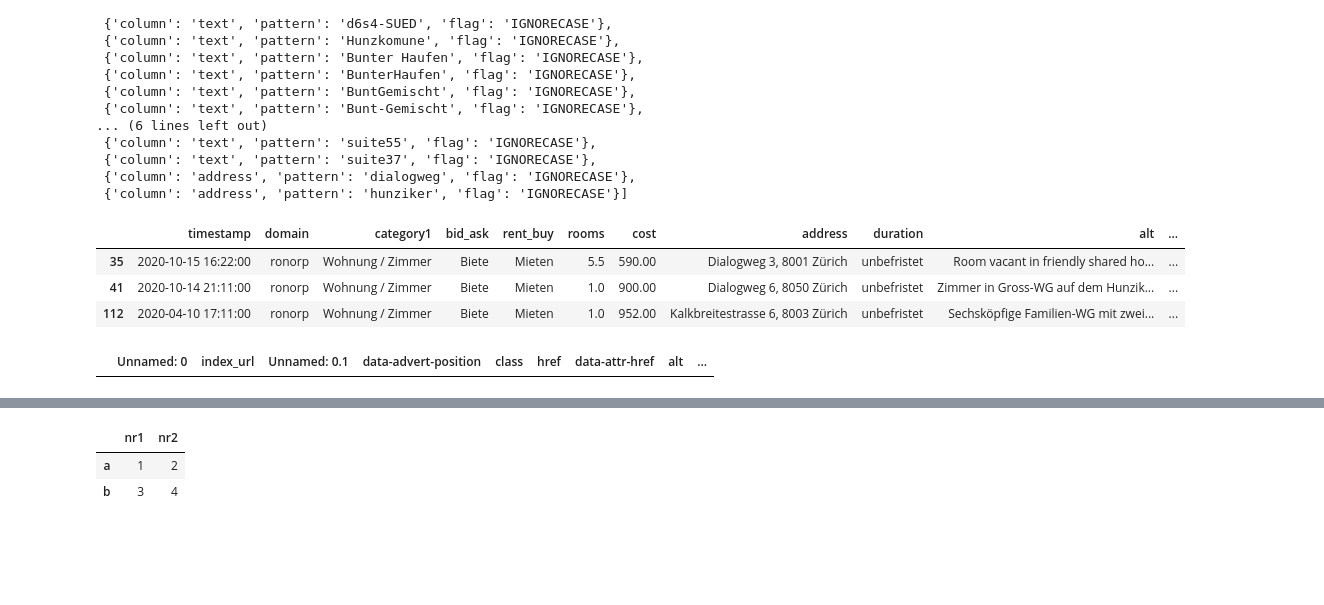
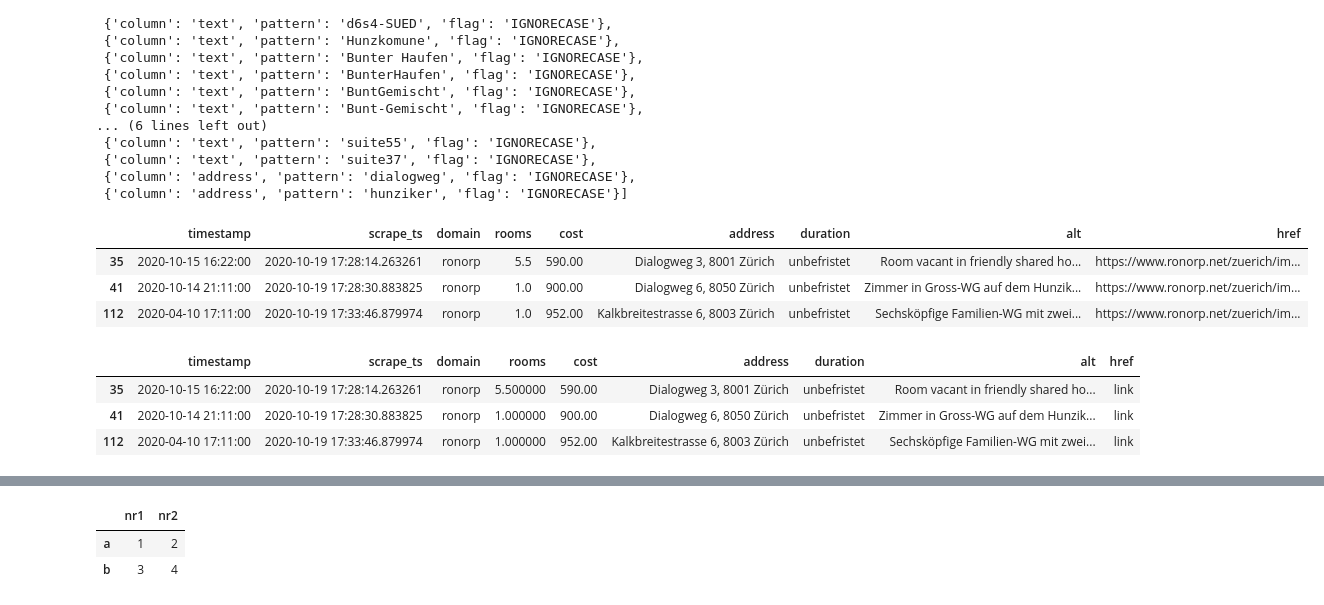
Before and after one commit to Dr-Nuke/wgscraper, a Jupyter notebook: notebooks/Analysis.ipynb, the cells around one changed output, grey strips where cells are left out. Saved outputs shown, nothing was run; the diff lists cells and outputs as text; code cells hidden in the pictures; blank space fills up the shorter version.

```diff
--- a/notebooks/Analysis.ipynb
+++ b/notebooks/Analysis.ipynb
@@ -106,24 +126,41 @@ searchdict
  {'column': 'address', 'pattern': 'dialogweg', 'flag': 'IGNORECASE'},
  {'column': 'address', 'pattern': 'hunziker', 'flag': 'IGNORECASE'}]
 # %%
+def make_clickable(val):
+    # target _blank to open new window
+    return '<a target="_blank" href="{}">{}</a>'.format(val, val)
+
 results=[]
 for search in searchdict:
     col=search['column']
     pat=search['pattern']
     if search['flag'] == 'IGNORECASE':
         results.append(df[df[col].str.contains(pat,flags=re.IGNORECASE, regex=True)] )
     else:
         results.append(df[df[col].str.contains(pat, regex=True)] )
 
 results2=pd.concat(results).drop_duplicates(subset=['alt'])
-showcols=['timestamp','domain', 'category1','bid_ask','rent_buy', 'rooms', 'cost', 'address','duration','alt','href']
+showcols=['timestamp','scrape_ts','domain', 'rooms', 'cost', 'address','duration','alt','href']
 results2[showcols]
 # %% [output]
-|  | timestamp | domain | category1 | bid_ask | rent_buy | rooms | cost | address | duration | alt | ... |
-| 35 | 2020-10-15 16:22:00 | ronorp | Wohnung / Zimmer | Biete | Mieten | 5.5 | 590.00 | Dialogweg 3, 8001 Zürich | unbefristet | Room vacant in friendly shared ho... | ... |
-| 41 | 2020-10-14 21:11:00 | ronorp | Wohnung / Zimmer | Biete | Mieten | 1.0 | 900.00 | Dialogweg 6, 8050 Zürich | unbefristet | Zimmer in Gross-WG auf dem Hunzik... | ... |
-| 112 | 2020-04-10 17:11:00 | ronorp | Wohnung / Zimmer | Biete | Mieten | 1.0 | 952.00 | Kalkbreitestrasse 6, 8003 Zürich | unbefristet | Sechsköpfige Familien-WG mit zwei... | ... |
+|  | timestamp | scrape_ts | domain | rooms | cost | address | duration | alt | href |
+| 35 | 2020-10-15 16:22:00 | 2020-10-19 17:28:14.263261 | ronorp | 5.5 | 590.00 | Dialogweg 3, 8001 Zürich | unbefristet | Room vacant in friendly shared ho... | https://www.ronorp.net/zuerich/im... |
+| 41 | 2020-10-14 21:11:00 | 2020-10-19 17:28:30.883825 | ronorp | 1.0 | 900.00 | Dialogweg 6, 8050 Zürich | unbefristet | Zimmer in Gross-WG auf dem Hunzik... | https://www.ronorp.net/zuerich/im... |
+| 112 | 2020-04-10 17:11:00 | 2020-10-19 17:33:46.879974 | ronorp | 1.0 | 952.00 | Kalkbreitestrasse 6, 8003 Zürich | unbefristet | Sechsköpfige Familien-WG mit zwei... | https://www.ronorp.net/zuerich/im... |
-# %%
-df[df['href'].str.contains('Hunz',case=False)]
-# %% [output]
-|  | Unnamed: 0 | index_url | Unnamed: 0.1 | data-advert-position | class | href | data-attr-href | alt | ... |
+# %%
+data = [dict(name='Google', url='http://www.google.com'),
+        dict(name='Stackoverflow', url='http://stackoverflow.com')]
+df2 = pd.DataFrame(data)
+
+df2['nameurl'] = df2['name'] + '#' + df2['url']
+
+def make_clickable_both(val):
+
+    return f'<a href="{val}">link</a>'
+
+results2[showcols].style.format({'href': make_clickable_both})
+# %% [output]
+|  | timestamp | scrape_ts | domain | rooms | cost | address | duration | alt | href |
+| 35 | 2020-10-15 16:22:00 | 2020-10-19 17:28:14.263261 | ronorp | 5.500000 | 590.00 | Dialogweg 3, 8001 Zürich | unbefristet | Room vacant in friendly shared ho... | link |
+| 41 | 2020-10-14 21:11:00 | 2020-10-19 17:28:30.883825 | ronorp | 1.000000 | 900.00 | Dialogweg 6, 8050 Zürich | unbefristet | Zimmer in Gross-WG auf dem Hunzik... | link |
+| 112 | 2020-04-10 17:11:00 | 2020-10-19 17:33:46.879974 | ronorp | 1.000000 | 952.00 | Kalkbreitestrasse 6, 8003 Zürich | unbefristet | Sechsköpfige Familien-WG mit zwei... | link |
```
Also changed, not shown: parts of 4 cells of this notebook, 4 other files.
